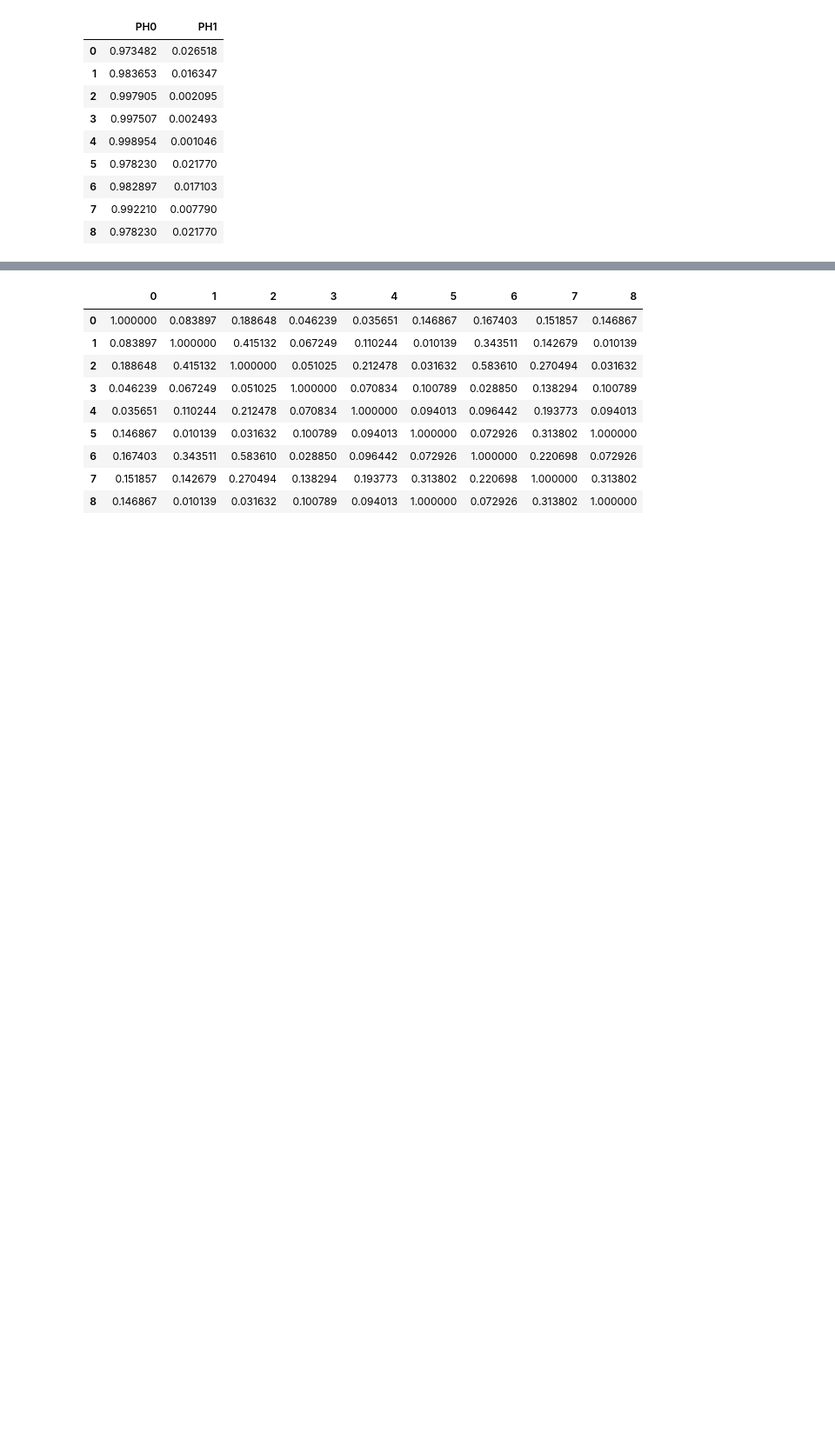
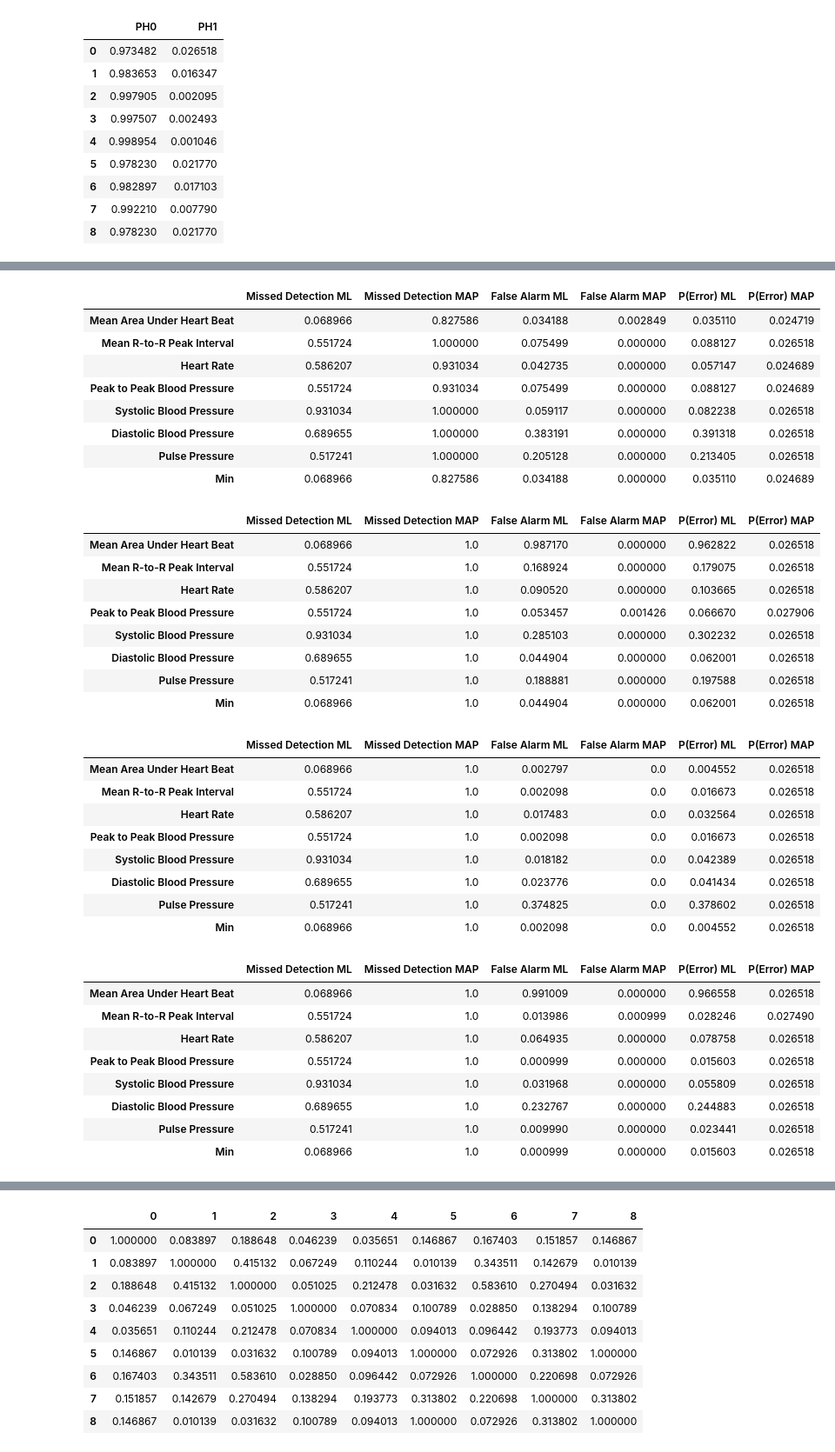
Before and after one commit to rahulsurti97/hospital_research, a Jupyter notebook: final_project.ipynb, the cells around one changed output, grey strips where cells are left out. Shown at 87% size. Drawn from its saved outputs; the diff is of its cells as text; code cells hidden in the pictures; blank space fills up the shorter version.

```diff
--- a/final_project.ipynb
+++ b/final_project.ipynb
@@ -187,0 +247,46 @@ for patient_index, patient in enumerate(test_data):
+# %%
+conditional_probability_matrix = []
+for patient_index, patient in enumerate(test_data):
+    conditional_probability_matrix.append(get_cond_prob_matrix(patient_index))
+    df = conditional_probability_matrix[patient_index]
+    df = df.T
+    df['Min'] = df.min(axis=1)
+    df = df.T
+    display(df)
+# %% [output]
+|  | Missed Detection ML | Missed Detection MAP | False Alarm ML | False Alarm MAP | P(Error) ML | P(Error) MAP |
+| Mean Area Under Heart Beat | 0.068966 | 0.827586 | 0.034188 | 0.002849 | 0.035110 | 0.024719 |
+| Mean R-to-R Peak Interval | 0.551724 | 1.000000 | 0.075499 | 0.000000 | 0.088127 | 0.026518 |
+| Heart Rate | 0.586207 | 0.931034 | 0.042735 | 0.000000 | 0.057147 | 0.024689 |
+| Peak to Peak Blood Pressure | 0.551724 | 0.931034 | 0.075499 | 0.000000 | 0.088127 | 0.024689 |
+| Systolic Blood Pressure | 0.931034 | 1.000000 | 0.059117 | 0.000000 | 0.082238 | 0.026518 |
+| Diastolic Blood Pressure | 0.689655 | 1.000000 | 0.383191 | 0.000000 | 0.391318 | 0.026518 |
+| Pulse Pressure | 0.517241 | 1.000000 | 0.205128 | 0.000000 | 0.213405 | 0.026518 |
+| Min | 0.068966 | 0.827586 | 0.034188 | 0.000000 | 0.035110 | 0.024689 |
+|  | Missed Detection ML | Missed Detection MAP | False Alarm ML | False Alarm MAP | P(Error) ML | P(Error) MAP |
+| Mean Area Under Heart Beat | 0.068966 | 1.0 | 0.987170 | 0.000000 | 0.962822 | 0.026518 |
+| Mean R-to-R Peak Interval | 0.551724 | 1.0 | 0.168924 | 0.000000 | 0.179075 | 0.026518 |
+| Heart Rate | 0.586207 | 1.0 | 0.090520 | 0.000000 | 0.103665 | 0.026518 |
+| Peak to Peak Blood Pressure | 0.551724 | 1.0 | 0.053457 | 0.001426 | 0.066670 | 0.027906 |
+| Systolic Blood Pressure | 0.931034 | 1.0 | 0.285103 | 0.000000 | 0.302232 | 0.026518 |
+| Diastolic Blood Pressure | 0.689655 | 1.0 | 0.044904 | 0.000000 | 0.062001 | 0.026518 |
+| Pulse Pressure | 0.517241 | 1.0 | 0.188881 | 0.000000 | 0.197588 | 0.026518 |
+| Min | 0.068966 | 1.0 | 0.044904 | 0.000000 | 0.062001 | 0.026518 |
+|  | Missed Detection ML | Missed Detection MAP | False Alarm ML | False Alarm MAP | P(Error) ML | P(Error) MAP |
+| Mean Area Under Heart Beat | 0.068966 | 1.0 | 0.002797 | 0.0 | 0.004552 | 0.026518 |
+| Mean R-to-R Peak Interval | 0.551724 | 1.0 | 0.002098 | 0.0 | 0.016673 | 0.026518 |
+| Heart Rate | 0.586207 | 1.0 | 0.017483 | 0.0 | 0.032564 | 0.026518 |
+| Peak to Peak Blood Pressure | 0.551724 | 1.0 | 0.002098 | 0.0 | 0.016673 | 0.026518 |
+| Systolic Blood Pressure | 0.931034 | 1.0 | 0.018182 | 0.0 | 0.042389 | 0.026518 |
+| Diastolic Blood Pressure | 0.689655 | 1.0 | 0.023776 | 0.0 | 0.041434 | 0.026518 |
+| Pulse Pressure | 0.517241 | 1.0 | 0.374825 | 0.0 | 0.378602 | 0.026518 |
+| Min | 0.068966 | 1.0 | 0.002098 | 0.0 | 0.004552 | 0.026518 |
+|  | Missed Detection ML | Missed Detection MAP | False Alarm ML | False Alarm MAP | P(Error) ML | P(Error) MAP |
+| Mean Area Under Heart Beat | 0.068966 | 1.0 | 0.991009 | 0.000000 | 0.966558 | 0.026518 |
+| Mean R-to-R Peak Interval | 0.551724 | 1.0 | 0.013986 | 0.000999 | 0.028246 | 0.027490 |
+| Heart Rate | 0.586207 | 1.0 | 0.064935 | 0.000000 | 0.078758 | 0.026518 |
+| Peak to Peak Blood Pressure | 0.551724 | 1.0 | 0.000999 | 0.000000 | 0.015603 | 0.026518 |
+| Systolic Blood Pressure | 0.931034 | 1.0 | 0.031968 | 0.000000 | 0.055809 | 0.026518 |
+| Diastolic Blood Pressure | 0.689655 | 1.0 | 0.232767 | 0.000000 | 0.244883 | 0.026518 |
+| Pulse Pressure | 0.517241 | 1.0 | 0.009990 | 0.000000 | 0.023441 | 0.026518 |
+| Min | 0.068966 | 1.0 | 0.000999 | 0.000000 | 0.015603 | 0.026518 |
```
Also changed, not shown: parts of 12 cells of this notebook.
